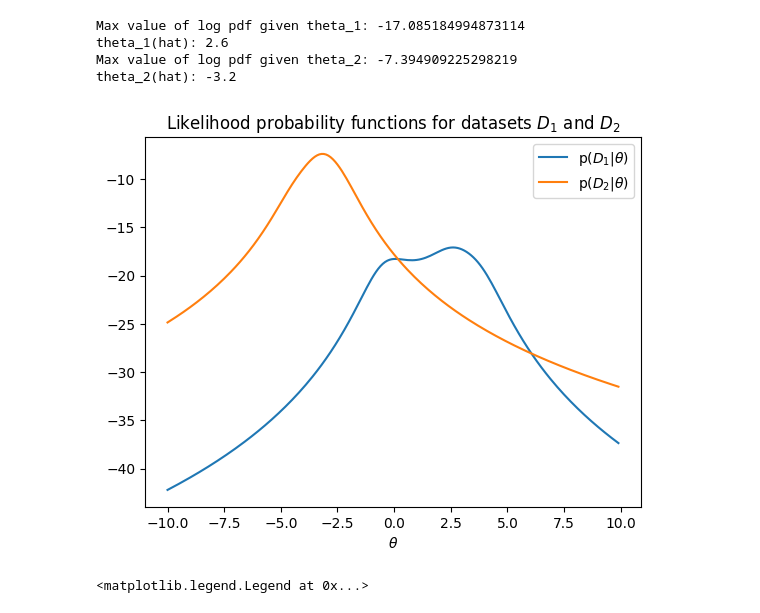
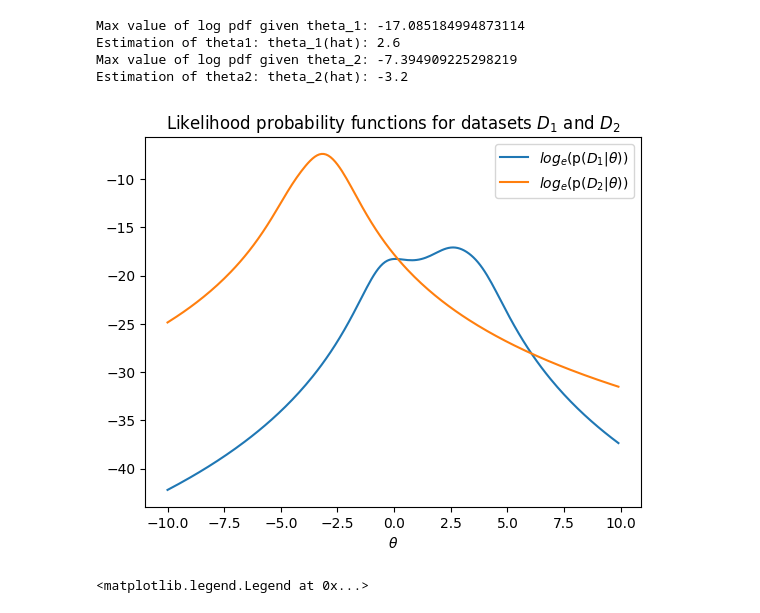
Before and after one commit to styltopa/PatternRecognition, a Jupyter notebook: topalidis_9613_Assignment2.ipynb, the cells around one changed output. Drawn from its saved outputs; the diff is of its cells as text; code cells hidden in the pictures.

```diff
--- a/topalidis_9613_Assignment2.ipynb
+++ b/topalidis_9613_Assignment2.ipynb
@@ -9,12 +12,13 @@ import matplotlib.pyplot as plt
 # %%
-# A1 Estimation of theta parameters (theta_1(hat) and theta_2(hat))
+# A1 MLE method for the estimation of theta parameters (theta_1(hat) and theta_2(hat))
 
-# x1: the values of indicator x for D1
+# xi: the values of indicator x for Di
 x1 = np.array([2.8,-0.4,-0.8, 2.3,-0.3, 3.6, 4.1])
 x2 = np.array([-4.5, -3.4, -3.1, -3.0, -2.3])
 thetaStart = -10
 thetaStop = 10
 thetaStep = 0.1
+
 # the various theta for which we compute the pdf
 thetaRange = np.arange(thetaStart, thetaStop, thetaStep)
 
@@ -24,8 +28,8 @@ thetaRange = np.arange(thetaStart, thetaStop, thetaStep)
 x1Space, theta1Space = np.meshgrid(x1, thetaRange)
 x2Space, theta2Space = np.meshgrid(x2, thetaRange)
 
-# x1Space, thetaSpace, p1 are all of dimensions: len(thetaRange) x len(x1)
-# Accordingly for x2Space, thetaSpace, p2
+# x1Space, theta1Space and p1 are all of dimensions: len(thetaRange) x len(x1)
+# Accordingly for x2Space, thetaSpace and p2
 p1 = np.empty((x1Space.shape))     # same as p1 = np.empty((theta1Space.shape))
 p1 = (1/pi)*(1/(1+np.power((x1Space-theta1Space), 2)))
 
@@ -46,44 +50,44 @@ logPDTheta2 = np.log(pDGivenTheta2)
 
 
 fig, ax0 = plt.subplots(1, 1)
-ax0.plot(thetaRange, logPDTheta1, label=r'p($D_1\vert$$\theta$)')
-ax0.plot(thetaRange, logPDTheta2, label=r'p($D_2\vert$$\theta$)')
+ax0.plot(thetaRange, logPDTheta1, label=r'$log_e$(p($D_1\vert$$\theta$))')
+ax0.plot(thetaRange, logPDTheta2, label=r'$log_e$(p($D_2\vert$$\theta$))')
 ax0.legend()
 ax0.set_xlabel(r'$\theta$')
 ax0.set_xlabel(r'$\theta$')
 ax0.set_title(r'Likelihood probability functions for datasets '\
     r'$D_1$ and $D_2$')
 
 
-# Find the exact theta giving the maximum logpDTheta
+# Find the exact theta giving the maximum logPDTheta
 # Since there are two maxima, it is better that we estimate the theta parameter
 # through the largest of the two.
 
 # theta_1(hat)
 print('Max value of log pdf given theta_1:', np.max(logPDTheta1))
 maxLogPDThetaIndexMat = np.where(logPDTheta1 == np.max(logPDTheta1))
 
 # Index corresponding to the maximum likelihood
 maxLogPDTheta1Index = maxLogPDThetaIndexMat[0][0]
 
 # theta1 value estimation (rounded in the last 3 decimals)
 theta1Estimate = round(thetaRange[maxLogPDTheta1Index], 3)
-print('theta_1(hat):', theta1Estimate)
+print('Estimation of theta1: theta_1(hat):', theta1Estimate)
 
 # theta_2(hat)
 print('Max value of log pdf given theta_2:', np.max(logPDTheta2))
 maxLogPDThetaIndexMat = np.where(logPDTheta2 == np.max(logPDTheta2))
 
 # Index corresponding to the maximum likelihood
 maxLogPDTheta2Index = maxLogPDThetaIndexMat[0][0]
 
 # theta2 value estimation (rounded in the last 3 decimals)
 theta2Estimate = round(thetaRange[maxLogPDTheta2Index], 3)
-print('theta_2(hat):', theta2Estimate)
+print('Estimation of theta2: theta_2(hat):', theta2Estimate)
 # %% [output]
 Max value of log pdf given theta_1: -17.085184994873114
-theta_1(hat): 2.6
+Estimation of theta1: theta_1(hat): 2.6
 Max value of log pdf given theta_2: -7.394909225298219
-theta_2(hat): -3.2
+Estimation of theta2: theta_2(hat): -3.2
-[figure, old version]
+[figure, new version]
 # %%
```
Also changed, not shown: parts of 4 cells of this notebook.
